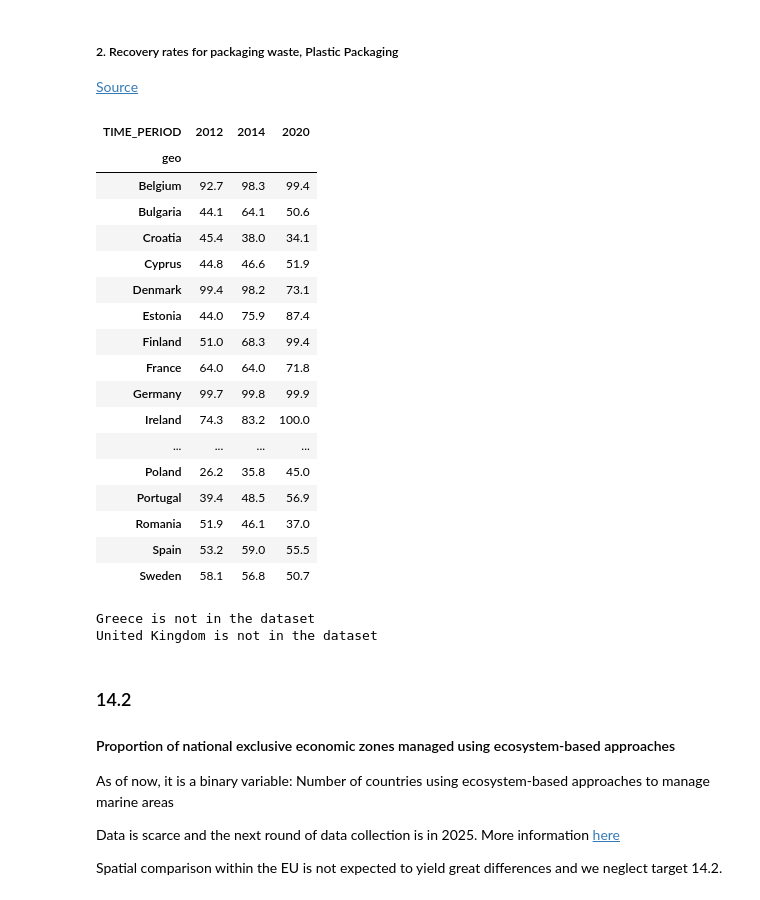
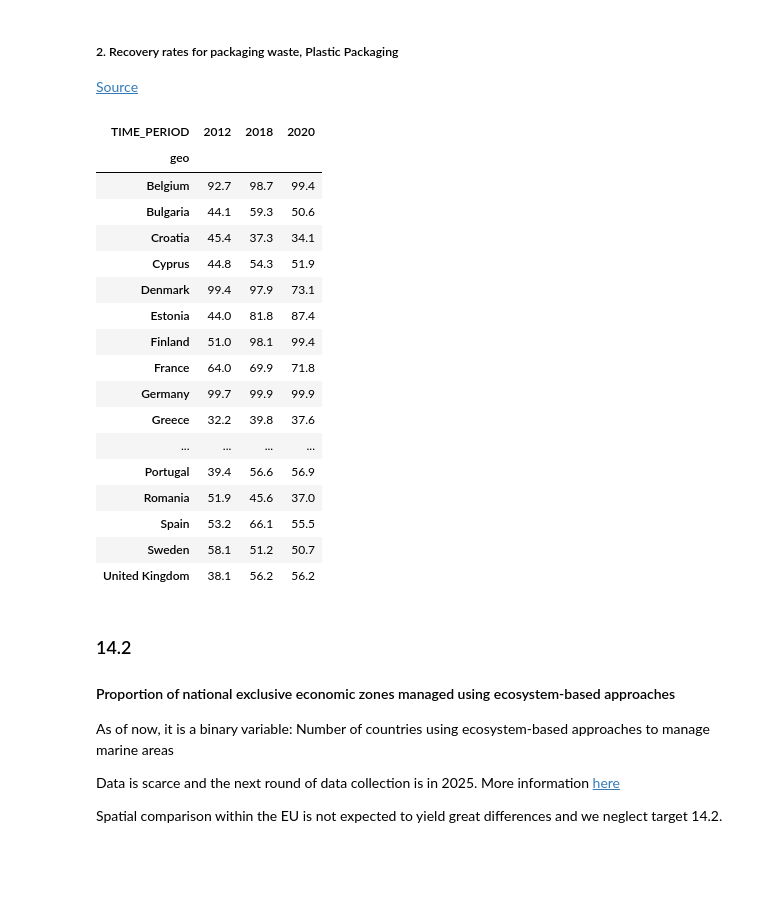
Before and after one commit to isaldiviagonzatti/sdg14, a Jupyter notebook: code/exploreSDG14.ipynb, the cells around one changed output. Saved outputs shown, nothing was run; the diff lists cells and outputs as text; code cells hidden in the pictures; blank space fills up the shorter version.

```diff
--- a/code/exploreSDG14.ipynb
+++ b/code/exploreSDG14.ipynb
@@ -123,10 +123,7 @@ country_to_abbrev = {
     "Faroe Islands": "FO",
     "France": "FR",
     "Gabon": "GA",
-    "United Kingdom of Great Britain and Northern Ireland": "UK", #original is GB, Eurostat uses UK
-    "United Kingdom of GB": "GB",
-    "United Kingdom": "UK", #original is United Kingdom of GB, OECD uses United Kingdom
-    "United Kingdom": "GB",
+    "United Kingdom": "UK",
     "Grenada": "GD",
     "Georgia": "GE",
     "French Guiana": "GF",
@@ -138,7 +135,6 @@ country_to_abbrev = {
     "Guinea": "GN",
     "Guadeloupe": "GP",
     "Equatorial Guinea": "GQ",
-    "Greece": "EL", #original ir GR, Eurostat uses EL
     "Greece": "GR",
     "South Georgia and the South Sandwich Islands": "GS",
     "Guatemala": "GT",
@@ -304,6 +300,8 @@ country_to_abbrev = {
 
 # invert the dictionary
 abbrev_to_country = dict(map(reversed, country_to_abbrev.items()))
+abbrev_to_country['EL'] = 'Greece'
+abbrev_to_country['GB'] = 'United Kingdom'
 # %%
 allEurope = pd.read_csv('../data/Countries-Europe.csv')
 allEurope = allEurope.name.to_list()
@@ -400,17 +399,15 @@ We use Gross Nitrogen Balance: Max-Min transformation where the max-value is the
 # https://ec.europa.eu/eurostat/databrowser/view/AEI_PR_GNB__custom_153613/
 
 nitro = pd.read_csv('../data/aei_pr_gnb.csv')
-nitro = nitro[nitro['geo'].isin(countryAbb)]
 nitro['geo'] = nitro['geo'].map(abbrev_to_country).fillna(nitro['geo'])
+nitro = nitro[nitro['geo'].isin(countries)]
 nitro = nitro.pivot_table(columns='TIME_PERIOD', index='geo', values='OBS_VALUE', aggfunc='mean')
-
 mr = nitro.columns[-1] # most recent year
-# nitro[[2012, 2014, mr]]
 
 #maxMin transformation as (max-x)/(max-min) * 100 --> converts to 0-100 scale with 0=worst, 100=best
-nitroPivot = ((nitro.loc[:,'2012':mr].max().max()  - nitro[[2012,2014, mr]])/(nitro.loc[:,'2012':mr].max().max()
+nitro = ((nitro.loc[:,'2012':mr].max().max()  - nitro.loc[:,'2012':mr])/(nitro.loc[:,'2012':mr].max().max()
                                                                    - nitro.loc[:,'2012':mr].min().min())*100).round(2)
-nitroPivot
+nitro[[2012, 2018, mr]]
 
 for i in countries:
     if i not in nitro.index:
@@ -452,18 +447,16 @@ We use two indicators:
 # https://ec.europa.eu/eurostat/databrowser/view/ENV_WASGEN/
 
 wasteG = pd.read_csv('../data/env_wasgen.csv')
-wasteG = wasteG[wasteG['geo'].isin(countryAbb)]
 wasteG['geo'] = wasteG['geo'].map(abbrev_to_country).fillna(wasteG['geo']) #change abb to name
+wasteG = wasteG[wasteG['geo'].isin(countries)]
 wasteG  = wasteG[wasteG['unit']=='KG_HAB'].pivot_table(columns='TIME_PERIOD',
                                  index='geo', values='OBS_VALUE', aggfunc='mean') #pivot table
-
 mr = wasteG.columns[-1] # most recent year
-
 #maxMin transformation as (max-x)/(max-min) * 100 --> converts to 0-100 scale with 0=worst, 100=best
-wasteG = ((wasteG.loc[:,'2012':mr].max().max() - wasteG[[2012,2014, mr]])/(wasteG.loc[:,'2012':mr].max().max()
+wasteG = ((wasteG.loc[:,'2012':mr].max().max() - wasteG.loc[:,'2012':mr])/(wasteG.loc[:,'2012':mr].max().max()
                                                                    - wasteG.loc[:,'2012':mr].min().min())*100).round(2)
-
-wasteG
+wasteG = wasteG.ffill(axis=1) #fill empty values with last available year
+wasteG[[2012, 2018, mr]]
 
 for i in countries:
     if i not in wasteG.index:
@@ -495,40 +504,36 @@ United Kingdom is not in the dataset
 # %%
 # Recovery rates for packaging waste, Plastic Packaging, Percentage, Eurostat
 # https://ec.europa.eu/eurostat/databrowser/view/ten00062/
 
 wasteR = pd.read_csv('../data/ten00062.csv')
-wasteR = wasteR[wasteR['geo'].isin(countryAbb)]
 wasteR['geo'] = wasteR['geo'].map(abbrev_to_country).fillna(wasteR['geo'])
+wasteR = wasteR[wasteR['geo'].isin(countries)]
 wasteR = wasteR.pivot_table(columns='TIME_PERIOD', index='geo', values='OBS_VALUE', aggfunc='mean')
-
 mr = wasteR.columns[-1] # most recent year
 wasteR = wasteR.ffill(axis = 1) #fill empty values with last available year
-wasteR[[2012, 2014, mr]]
-
+wasteR[[2012, 2018, mr]]
 for i in countries:
     if i not in wasteR.index:
         print(i, 'is not in the dataset')
 # %% [output]
-| TIME_PERIOD | 2012 | 2014 | 2020 |
+| TIME_PERIOD | 2012 | 2018 | 2020 |
 | geo |  |  |  |
-| Belgium | 92.7 | 98.3 | 99.4 |
-| Bulgaria | 44.1 | 64.1 | 50.6 |
-| Croatia | 45.4 | 38.0 | 34.1 |
-| Cyprus | 44.8 | 46.6 | 51.9 |
-| Denmark | 99.4 | 98.2 | 73.1 |
-| Estonia | 44.0 | 75.9 | 87.4 |
-| Finland | 51.0 | 68.3 | 99.4 |
-| France | 64.0 | 64.0 | 71.8 |
-| Germany | 99.7 | 99.8 | 99.9 |
-| Ireland | 74.3 | 83.2 | 100.0 |
+| Belgium | 92.7 | 98.7 | 99.4 |
+| Bulgaria | 44.1 | 59.3 | 50.6 |
+| Croatia | 45.4 | 37.3 | 34.1 |
+| Cyprus | 44.8 | 54.3 | 51.9 |
+| Denmark | 99.4 | 97.9 | 73.1 |
+| Estonia | 44.0 | 81.8 | 87.4 |
+| Finland | 51.0 | 98.1 | 99.4 |
+| France | 64.0 | 69.9 | 71.8 |
+| Germany | 99.7 | 99.9 | 99.9 |
+| Greece | 32.2 | 39.8 | 37.6 |
 | ... | ... | ... | ... |
-| Poland | 26.2 | 35.8 | 45.0 |
-| Portugal | 39.4 | 48.5 | 56.9 |
-| Romania | 51.9 | 46.1 | 37.0 |
-| Spain | 53.2 | 59.0 | 55.5 |
-| Sweden | 58.1 | 56.8 | 50.7 |
+| Portugal | 39.4 | 56.6 | 56.9 |
+| Romania | 51.9 | 45.6 | 37.0 |
+| Spain | 53.2 | 66.1 | 55.5 |
+| Sweden | 58.1 | 51.2 | 50.7 |
+| United Kingdom | 38.1 | 56.2 | 56.2 |
-Greece is not in the dataset
-United Kingdom is not in the dataset
 # %% [markdown]
 ### 14.2
 
```
Also changed, not shown: parts of 34 cells of this notebook, 2 other files.
